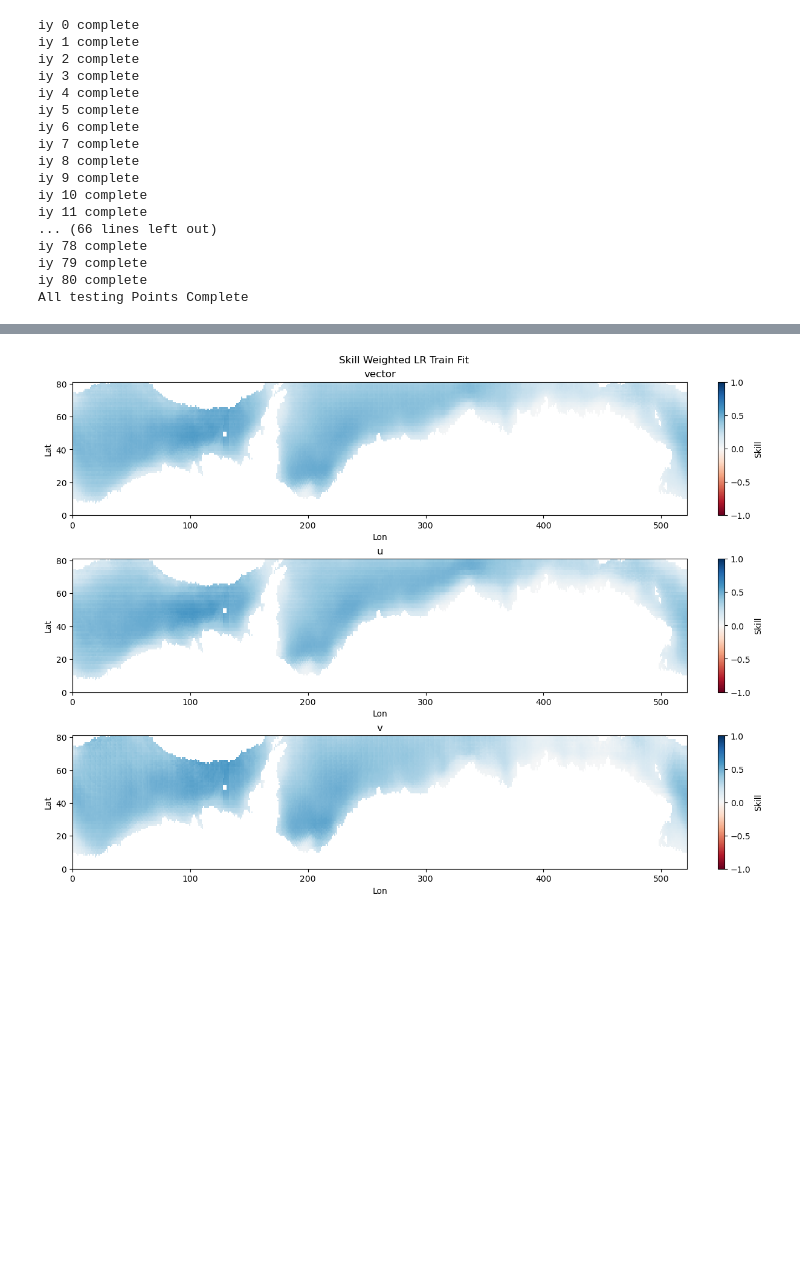
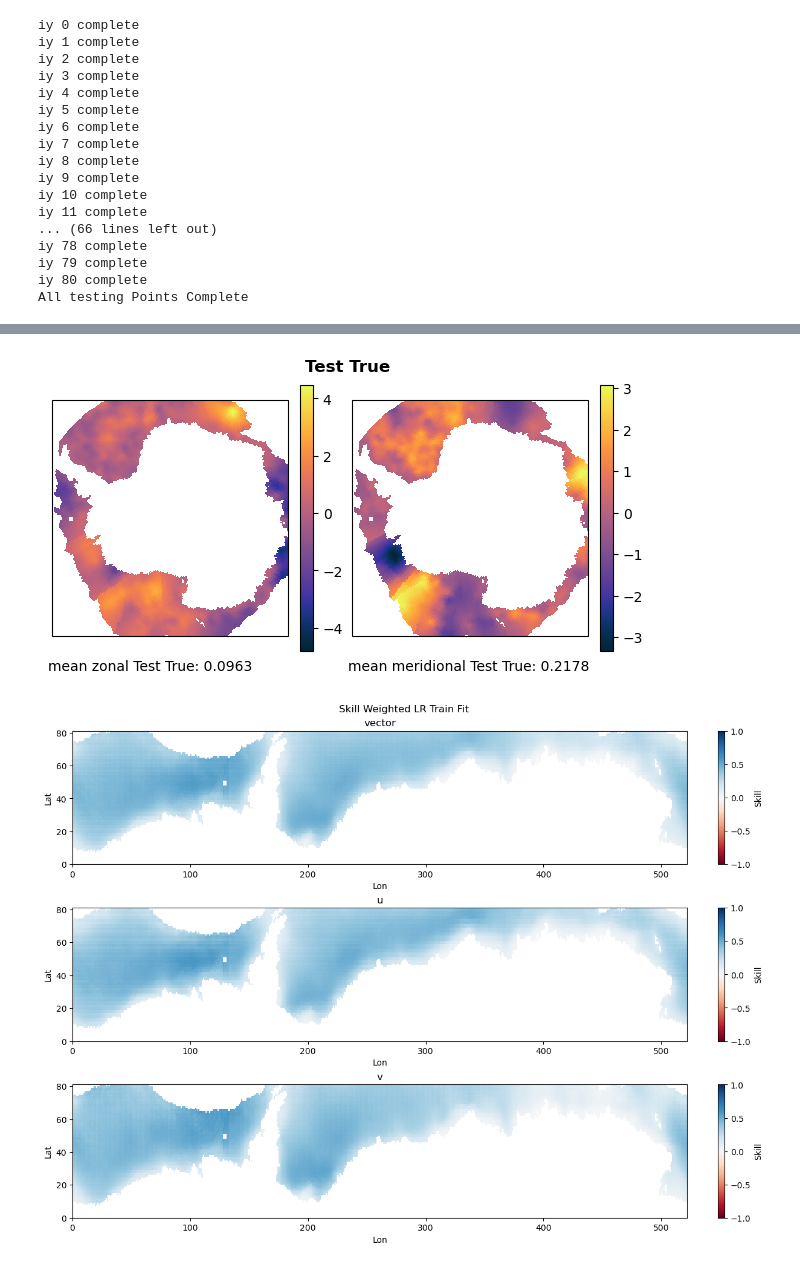
Before and after one commit to jackbassham/thesis-rough, a Jupyter notebook: old-notebooks/LRV3Weighted.ipynb, the cells around one changed output, grey strips where cells are left out. Saved outputs shown, nothing was run; the diff lists cells and outputs as text; code cells hidden in the pictures; blank space fills up the shorter version.

```diff
--- a/old-notebooks/LRV3Weighted.ipynb
+++ b/old-notebooks/LRV3Weighted.ipynb
@@ -394,3 +436,14 @@ All testing Points Complete
+# %%
+it = 180
+
+u_out = true_test[it,:,:].real
+v_out = true_test[it,:,:].imag
+
+metric = 'Test True'
+
+plot_metric2(u_out, v_out, lon, lat, metric)
+# %% [output]
+[figure, added]
 # %%
 # # Save output
 # fnam = f'wlr_train_{HEM}_{START_YEAR}_{END_YEAR}_{VERSION}.npz'
```
Also changed, not shown: parts of 5 cells of this notebook.
